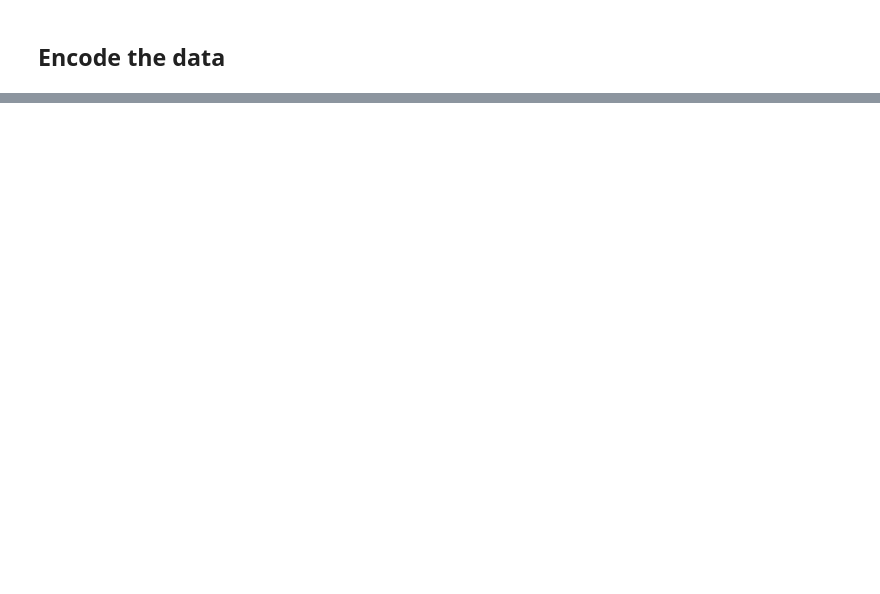
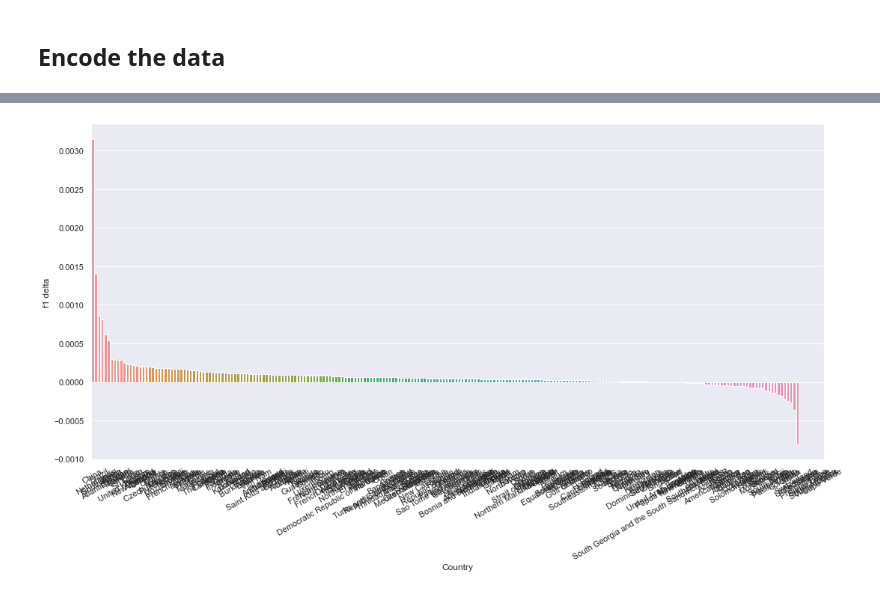
Before and after one commit to linsalrob/PhispyAnalysis, a Jupyter notebook: DataAnalysis/CountryLOO.ipynb, the cells around one changed output, grey strips where cells are left out. Drawn from its saved outputs; the diff is of its cells as text; code cells hidden in the pictures; blank space fills up the shorter version.

```diff
--- a/DataAnalysis/CountryLOO.ipynb
+++ b/DataAnalysis/CountryLOO.ipynb
@@ -202,0 +210,3 @@ if false:
+# %%
+logo = pd.read_csv('../data/country_importance_table.tsv.gz', delimiter="\t", compression='gzip')
+logo
@@ -202,0 +244,21 @@ if false:
+# %%
+ic = pd.DataFrame(pd.unique(phagemeta['isolation_country'])).set_index(0)
+
+
+ic['mean_phages'] = phagemeta.groupby('isolation_country').mean()['Kept']
+ic['median_phages'] = phagemeta.groupby('isolation_country').median()['Kept']
+ic['sum_phages'] = phagemeta.groupby('isolation_country').sum()['Kept']
+ic['std_phages'] = phagemeta.groupby('isolation_country').std()['Kept']
+ic['count_phages'] = phagemeta.groupby('isolation_country').count()['Kept']
+
+ic['min_phages'] = phagemeta.groupby('isolation_country').agg(['min'])['Kept']
+ic['max_phages'] = phagemeta.groupby('isolation_country').agg(['max'])['Kept']
+
+ic['mode_phages'] = phagemeta.groupby('isolation_country').agg(lambda x: mode(x)[0])['Kept']
+ic['var_phages'] = phagemeta.groupby('isolation_country').var()['Kept']
+
+ic = ic.reset_index().rename({0:'Country'}, axis=1)
+ic = ic[ic['Country'].notnull()]
+
+
+ic
@@ -202,0 +279,3 @@ if false:
+# %%
+iclogo = pd.merge(logo, ic, left_on='Country', right_on='Country', how='inner')
+iclogo
@@ -202,0 +296,6 @@ if false:
+# %%
+sns.set(rc={'figure.figsize':(17.55,8.27)})
+ax = sns.barplot(x='Country', y='f1 delta', data=iclogo.sort_values(by='f1 delta', ascending=False))
+l = ax.set_xticklabels(ax.get_xticklabels(), rotation=30)
+# %% [output]
+[figure, added]
```
Also changed, not shown: parts of 23 cells of this notebook, 2 other files.
